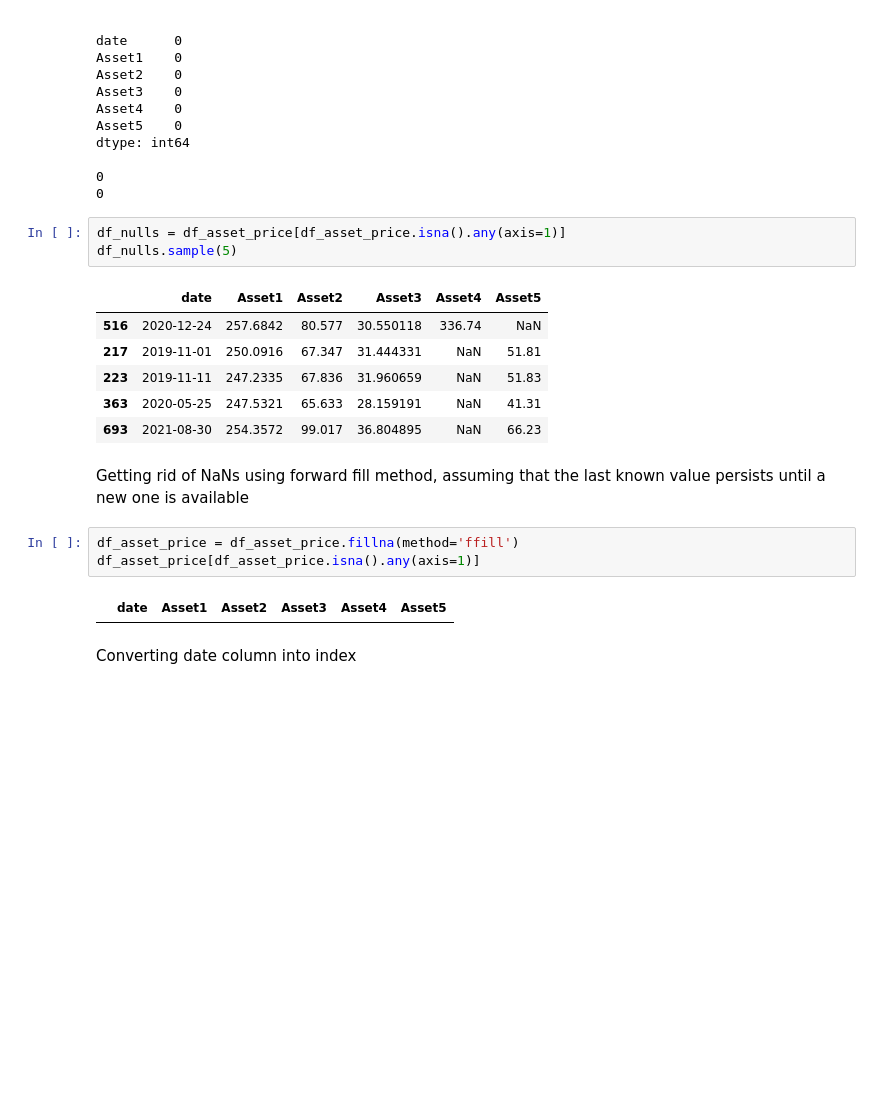
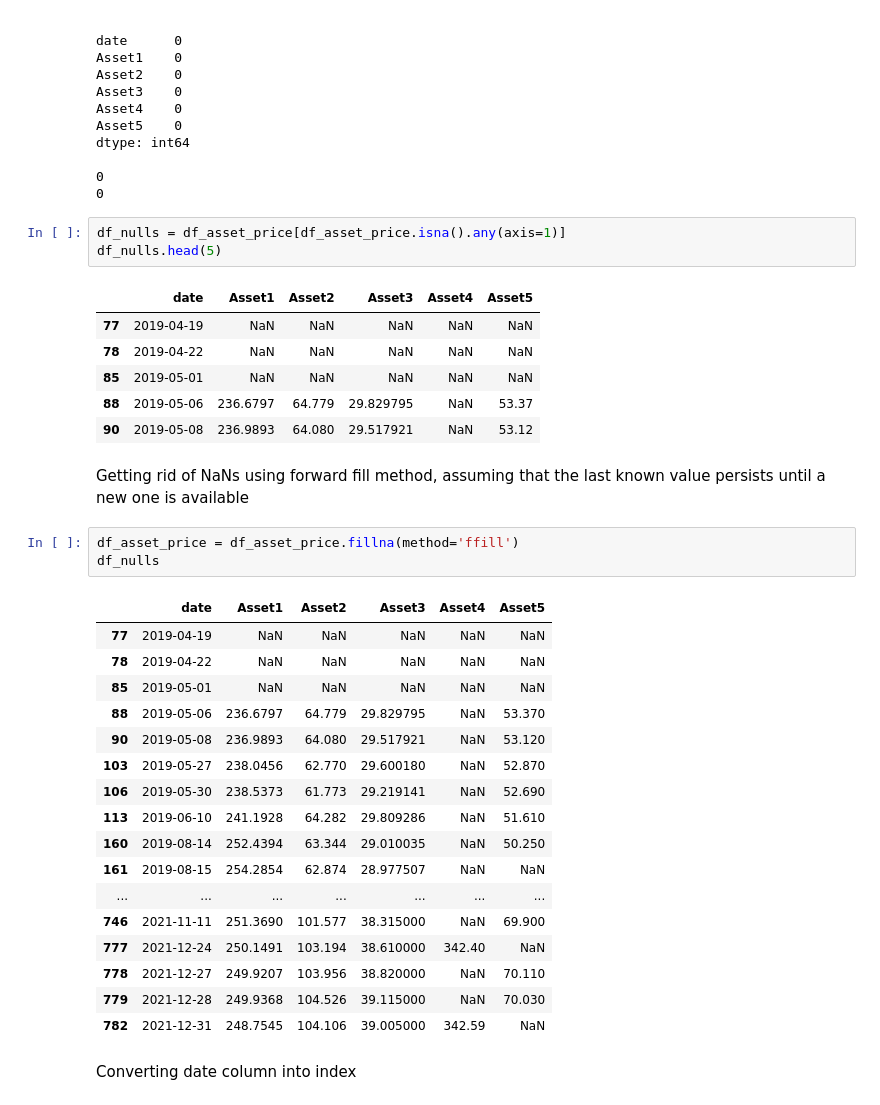
Before and after one commit to v4nui/Portfolio-Analysis, a Jupyter notebook: Tech-Challenge.ipynb, the cells around one changed output. Cells and saved outputs as stored; diff of their text form; blank space fills up the shorter version.

```diff
--- a/Tech-Challenge.ipynb
+++ b/Tech-Challenge.ipynb
@@ -156,21 +156,37 @@ dtype: int64
 0
 # %%
 df_nulls = df_asset_price[df_asset_price.isna().any(axis=1)]
-df_nulls.sample(5)
+df_nulls.head(5)
 # %% [output]
 |  | date | Asset1 | Asset2 | Asset3 | Asset4 | Asset5 |
-| 516 | 2020-12-24 | 257.6842 | 80.577 | 30.550118 | 336.74 | NaN |
-| 217 | 2019-11-01 | 250.0916 | 67.347 | 31.444331 | NaN | 51.81 |
-| 223 | 2019-11-11 | 247.2335 | 67.836 | 31.960659 | NaN | 51.83 |
-| 363 | 2020-05-25 | 247.5321 | 65.633 | 28.159191 | NaN | 41.31 |
-| 693 | 2021-08-30 | 254.3572 | 99.017 | 36.804895 | NaN | 66.23 |
+| 77 | 2019-04-19 | NaN | NaN | NaN | NaN | NaN |
+| 78 | 2019-04-22 | NaN | NaN | NaN | NaN | NaN |
+| 85 | 2019-05-01 | NaN | NaN | NaN | NaN | NaN |
+| 88 | 2019-05-06 | 236.6797 | 64.779 | 29.829795 | NaN | 53.37 |
+| 90 | 2019-05-08 | 236.9893 | 64.080 | 29.517921 | NaN | 53.12 |
 # %% [markdown]
 Getting rid of NaNs using forward fill method, assuming that the last known value persists until a new one is available
 # %%
 df_asset_price = df_asset_price.fillna(method='ffill')
-df_asset_price[df_asset_price.isna().any(axis=1)]
+df_nulls
 # %% [output]
 |  | date | Asset1 | Asset2 | Asset3 | Asset4 | Asset5 |
+| 77 | 2019-04-19 | NaN | NaN | NaN | NaN | NaN |
+| 78 | 2019-04-22 | NaN | NaN | NaN | NaN | NaN |
+| 85 | 2019-05-01 | NaN | NaN | NaN | NaN | NaN |
+| 88 | 2019-05-06 | 236.6797 | 64.779 | 29.829795 | NaN | 53.370 |
+| 90 | 2019-05-08 | 236.9893 | 64.080 | 29.517921 | NaN | 53.120 |
+| 103 | 2019-05-27 | 238.0456 | 62.770 | 29.600180 | NaN | 52.870 |
+| 106 | 2019-05-30 | 238.5373 | 61.773 | 29.219141 | NaN | 52.690 |
+| 113 | 2019-06-10 | 241.1928 | 64.282 | 29.809286 | NaN | 51.610 |
+| 160 | 2019-08-14 | 252.4394 | 63.344 | 29.010035 | NaN | 50.250 |
+| 161 | 2019-08-15 | 254.2854 | 62.874 | 28.977507 | NaN | NaN |
+| ... | ... | ... | ... | ... | ... | ... |
+| 746 | 2021-11-11 | 251.3690 | 101.577 | 38.315000 | NaN | 69.900 |
+| 777 | 2021-12-24 | 250.1491 | 103.194 | 38.610000 | 342.40 | NaN |
+| 778 | 2021-12-27 | 249.9207 | 103.956 | 38.820000 | NaN | 70.110 |
+| 779 | 2021-12-28 | 249.9368 | 104.526 | 39.115000 | NaN | 70.030 |
+| 782 | 2021-12-31 | 248.7545 | 104.106 | 39.005000 | 342.59 | NaN |
 # %% [markdown]
 Converting date column into index
 # %%
```
Also changed, not shown: parts of 14 cells of this notebook, 1 other file.
